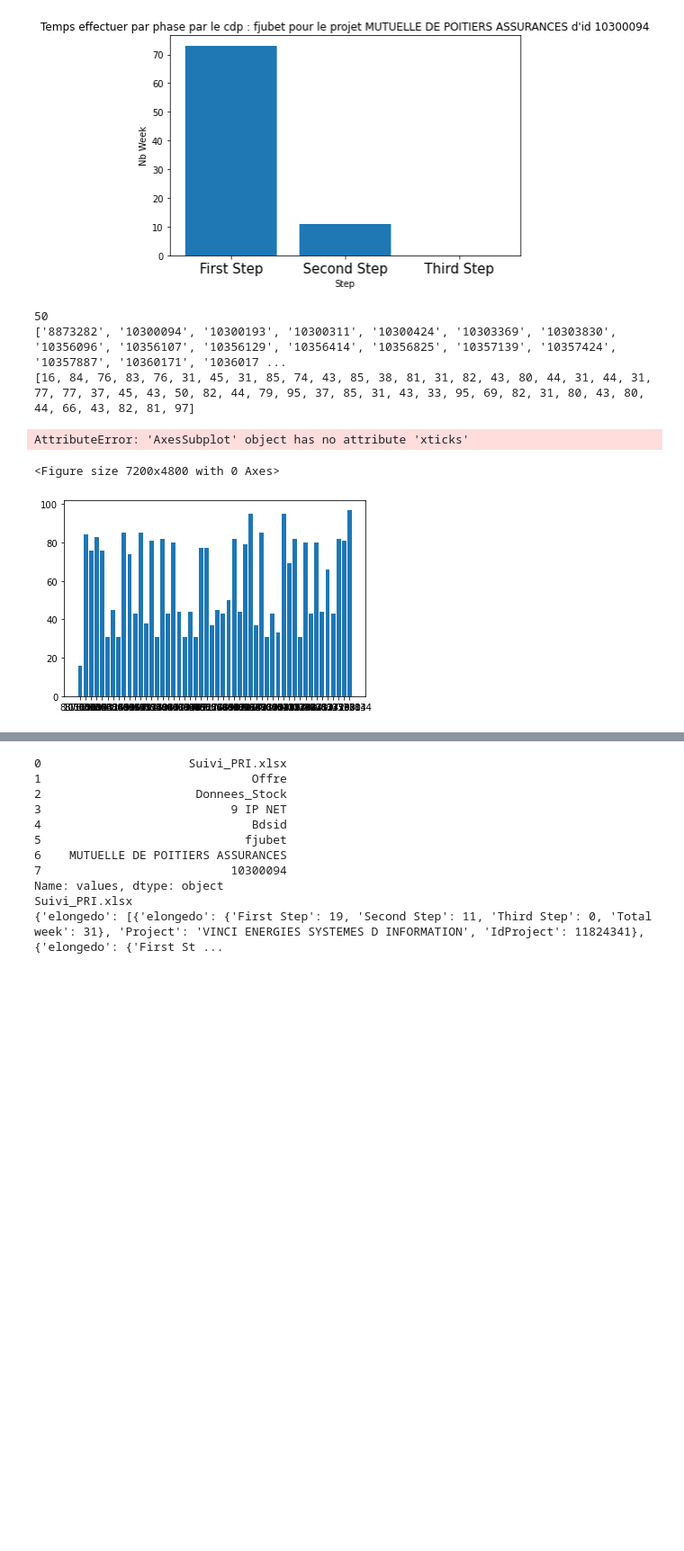
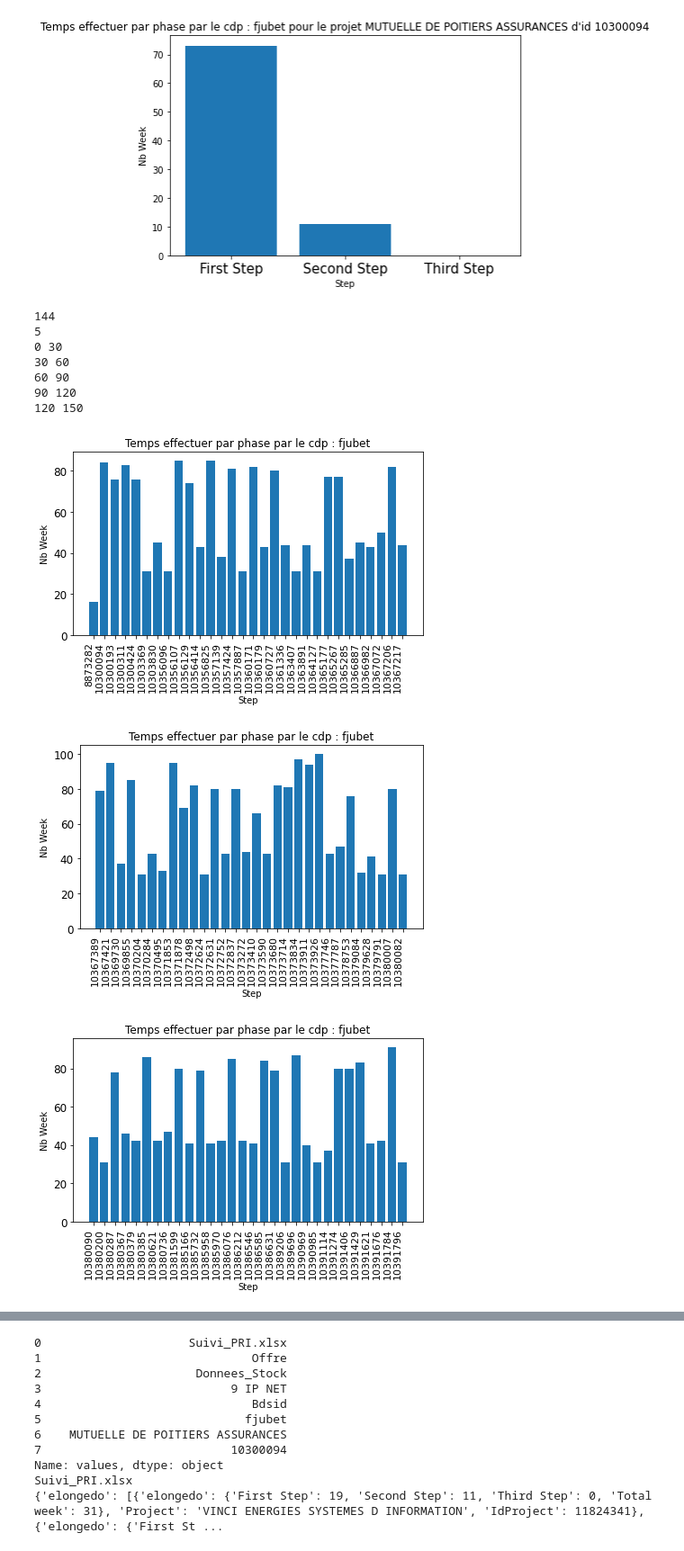
Before and after one commit to amouhite-dev/Dataviz, a Jupyter notebook: Extraction.ipynb, the cells around one changed output, grey strips where cells are left out. Shown at 90% size. Saved outputs shown, nothing was run; the diff lists cells and outputs as text; code cells hidden in the pictures; blank space fills up the shorter version.

```diff
--- a/Extraction.ipynb
+++ b/Extraction.ipynb
@@ -300,39 +300,81 @@ create_dataviz_every_cdp_in_function_Oneproject_and_time(dict_all_cdp_time_do,'f
 # %%
 import pylab
 
 import matplotlib.ticker as mticker
-def create_dataviz_in_function_project_and_total_time_of_cdp(dico_date_in_week,name_cdp):
-    N=10
-    list_step_to_do = []
-    xl , yl = [], []
-    list_time_to_do = dico_date_in_week[name_cdp][:50]
-    print(len(list_time_to_do))
+def do_my_dataviz(list_time_to_do,name_cdp,l=1,c=1,px=1,py=1):
+    fig, ax = plt.subplots()
+    #plt.figure(figsize=(90,60), dpi=80)
+    xl=[]
+    yl=[]
     for search in list_time_to_do:
         #xl.append('\n'.join([i for i in str(search['IdProject'])]))
         #print(xl)
         xl.append(str(search['IdProject']))
         yl.append(search[name_cdp]['Total week'])
-
-    print(xl)
-    print(yl)
     #list_step_to_do = list(dico_date_in_week[name_cdp].keys())[:len(list_step_to_do)-1]
     #plt.bar(xl,yl)
-    plt.figure(figsize=(90,60), dpi=80)
-    fig, ax = plt.subplots()
+
+
     ax.bar(xl,yl)
-    plt.xticks(np.arange(min(x), max(x)+1, 5.0))
+   # plt.xticks(np.arange(min(x), max(x), 1.0))
     plt.setp(ax.get_xticklabels(),rotation=90, ha="right")
     plt.tick_params(axis='x', which='major', labelsize=11)
     plt.tick_params(axis='y', which='major', labelsize=12)
     plt.tight_layout()
     plt.xlabel("Step")
     plt.ylabel("Nb Week")
     plt.title(f"Temps effectuer par phase par le cdp : {name_cdp}")
+    xl=yl=[]
+
+def create_dataviz_in_function_project_and_total_time_of_cdp(dico_date_in_week,name_cdp):
+    N=30
+    n= 30
+    NB_GRAPH = 1
+    list_step_to_do = []
+    xl = []
+    yl = []
+    l=0
+    px=0
+    py=0
+    c=2
+    continu=0
+    list_time_to_do = dico_date_in_week[name_cdp]
+    print(len(list_time_to_do))
+    before = 0
+    taille = len(list_time_to_do)
+    if(taille>30):
+        NB_GRAPH=taille/N
+        if(NB_GRAPH>int(NB_GRAPH)):
+            NB_GRAPH=int(NB_GRAPH)+1
+        if(NB_GRAPH%2==0):
+            l=NB_GRAPH/2
+        else:
+            l=int(NB_GRAPH/2)+1
+        print(NB_GRAPH)
+        for z in range(NB_GRAPH):
+            print(before, N)
+            list_time_to_do = dico_date_in_week[name_cdp][before:N]
+            do_my_dataviz(list_time_to_do,name_cdp,l,c,px,py)
+            before=N
+            N+=n
+    else:
+        do_my_dataviz(list_time_to_do,name_cdp)
+    #for z in range(taille):
+    #print("zaz&",z,N,len(list_time_to_do))
+
+    """before = z
+    print("before ",before, N, z,len(list_time_to_do))"""
+
+
 create_dataviz_in_function_project_and_total_time_of_cdp(dict_all_cdp_time_do,'fjubet')
 # %% [output]
-50
-['8873282', '10300094', '10300193', '10300311', '10300424', '10303369', '10303830', '10356096', '10356107', '10356129', '10356414', '10356825', '10357139', '10357424', '10357887', '10360171', '1036017 ...
-[16, 84, 76, 83, 76, 31, 45, 31, 85, 74, 43, 85, 38, 81, 31, 82, 43, 80, 44, 31, 44, 31, 77, 77, 37, 45, 43, 50, 82, 44, 79, 95, 37, 85, 31, 43, 33, 95, 69, 82, 31, 80, 43, 80, 44, 66, 43, 82, 81, 97]
+144
+5
+0 30
+30 60
+60 90
+90 120
+120 150
-AttributeError: 'AxesSubplot' object has no attribute 'xticks'
-<Figure size 7200x4800 with 0 Axes>
-[figure, old version]
+[figure, new version]
+[figure, added]
+[figure, added]
```
Also changed, not shown: parts of 2 cells of this notebook.
